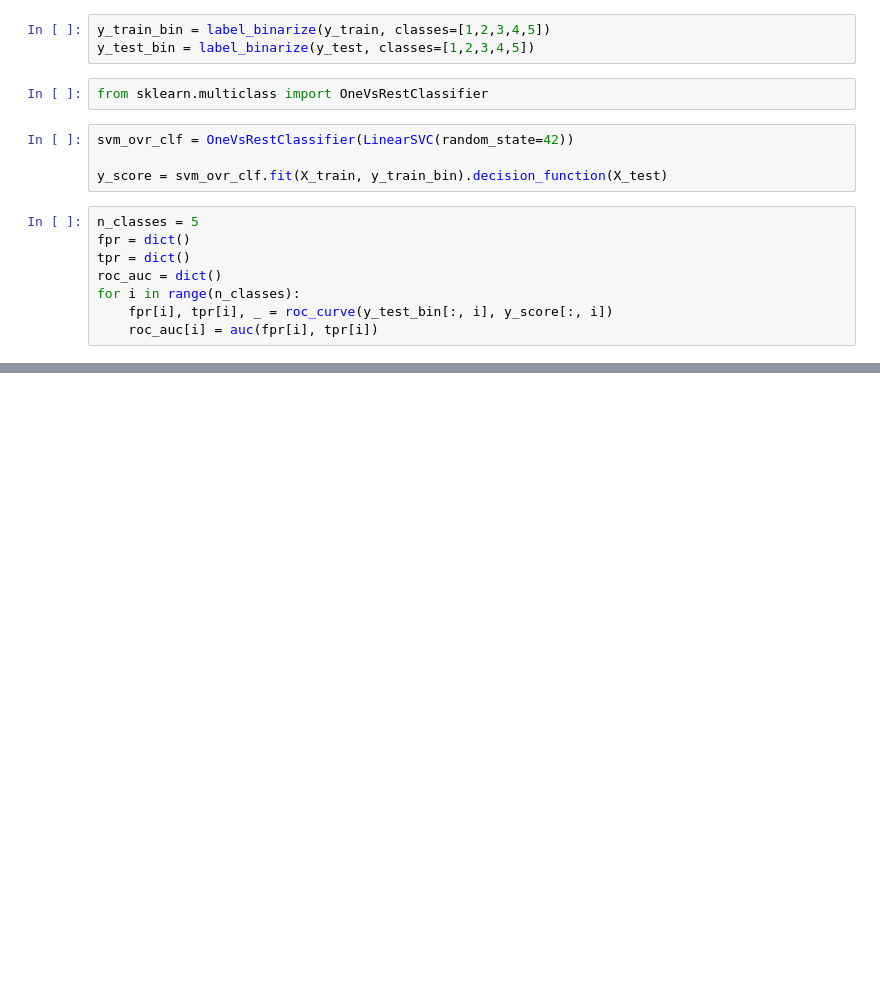
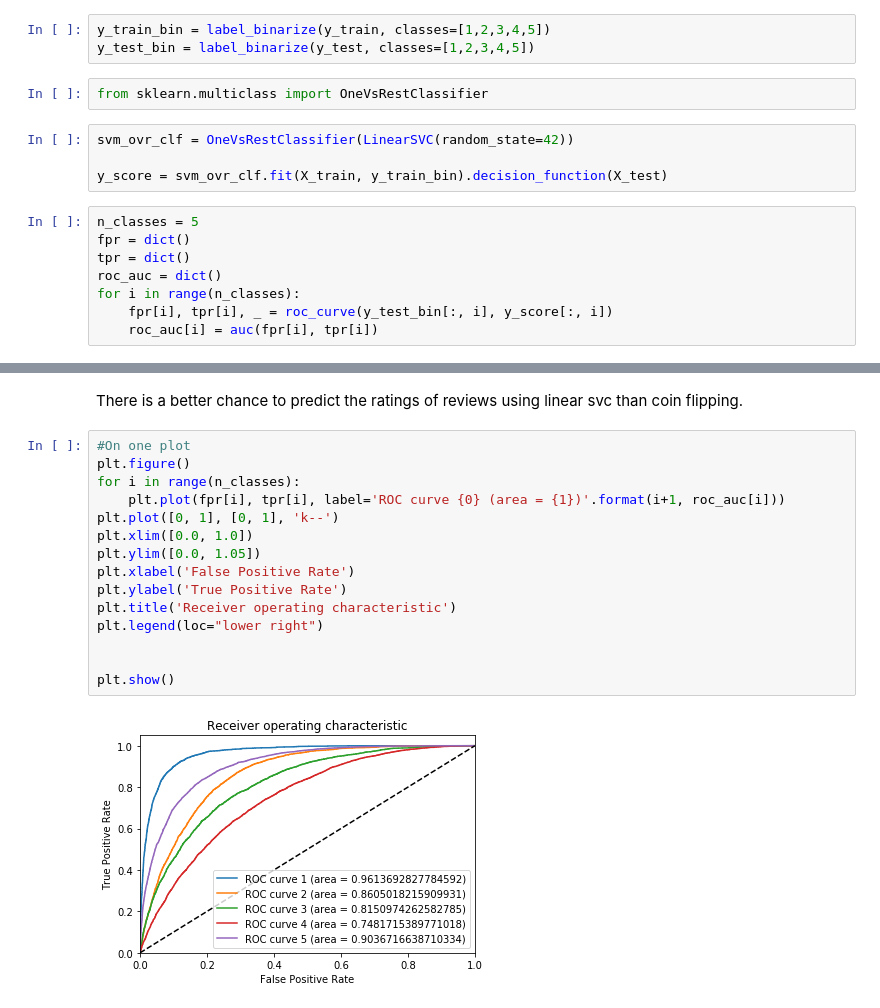
Before and after one commit to lannguyen9/Yelp-NLP, a Jupyter notebook: 04 Method 1 - SVM Classification.ipynb, the cells around one changed output, grey strips where cells are left out. Drawn from its saved outputs; the diff is of its cells as text; blank space fills up the shorter version.

```diff
--- a/04 Method 1 - SVM Classification.ipynb
+++ b/04 Method 1 - SVM Classification.ipynb
@@ -101,0 +102,19 @@ for i in range(n_classes):
+# %% [markdown]
+There is a better chance to predict the ratings of reviews using linear svc than coin flipping.
+# %%
+#On one plot
+plt.figure()
+for i in range(n_classes):
+    plt.plot(fpr[i], tpr[i], label='ROC curve {0} (area = {1})'.format(i+1, roc_auc[i]))
+plt.plot([0, 1], [0, 1], 'k--')
+plt.xlim([0.0, 1.0])
+plt.ylim([0.0, 1.05])
+plt.xlabel('False Positive Rate')
+plt.ylabel('True Positive Rate')
+plt.title('Receiver operating characteristic')
+plt.legend(loc="lower right")
+
+
+plt.show()
+# %% [output]
+[figure, added]
```
Also changed, not shown: parts of 4 cells of this notebook, 2 other files.
